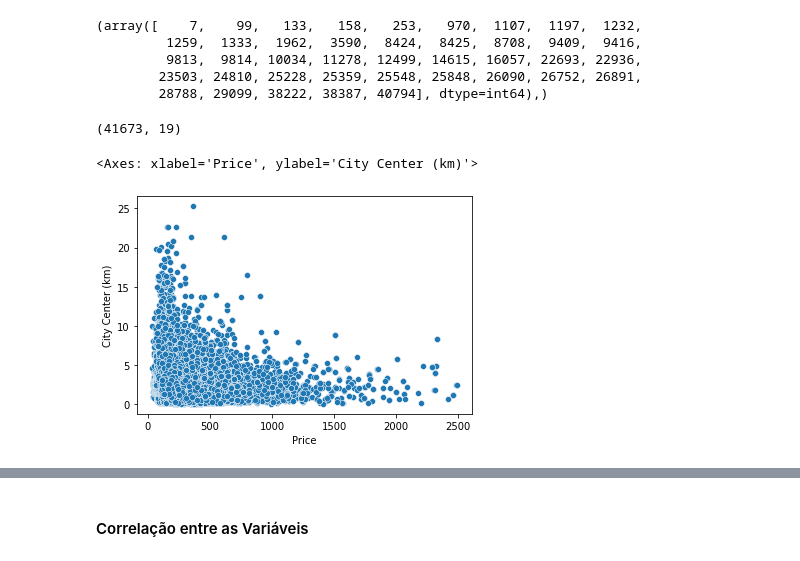
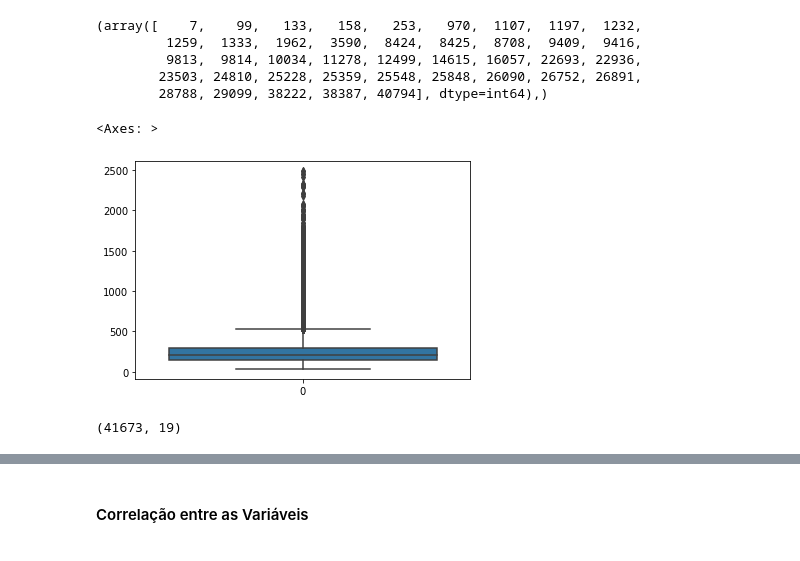
Before and after one commit to maafinotti/satisfacao_clientes_airbnb, a Jupyter notebook: projeto.ipynb, the cells around one changed output, grey strips where cells are left out. Drawn from its saved outputs; the diff is of its cells as text; code cells hidden in the pictures.

```diff
--- a/projeto.ipynb
+++ b/projeto.ipynb
@@ -166,13 +166,12 @@ upper
 # %%
 #removendo os outliers da variável alvo
 df.drop(upper[0], inplace = True)
+# %%
+sns.boxplot(df['Price'])
+# %% [output]
+<Axes: >
+[figure, added]
 # %%
 df.shape
 # %% [output]
 (41673, 19)
-# %%
-#gráfico de dispersão da variável alvo em relação ao centro da cidade
-sns.scatterplot(data = df, x = 'Price', y = 'City Center (km)')
-# %% [output]
-<Axes: xlabel='Price', ylabel='City Center (km)'>
-[figure, removed]
```
Also changed, not shown: parts of 33 cells of this notebook.
